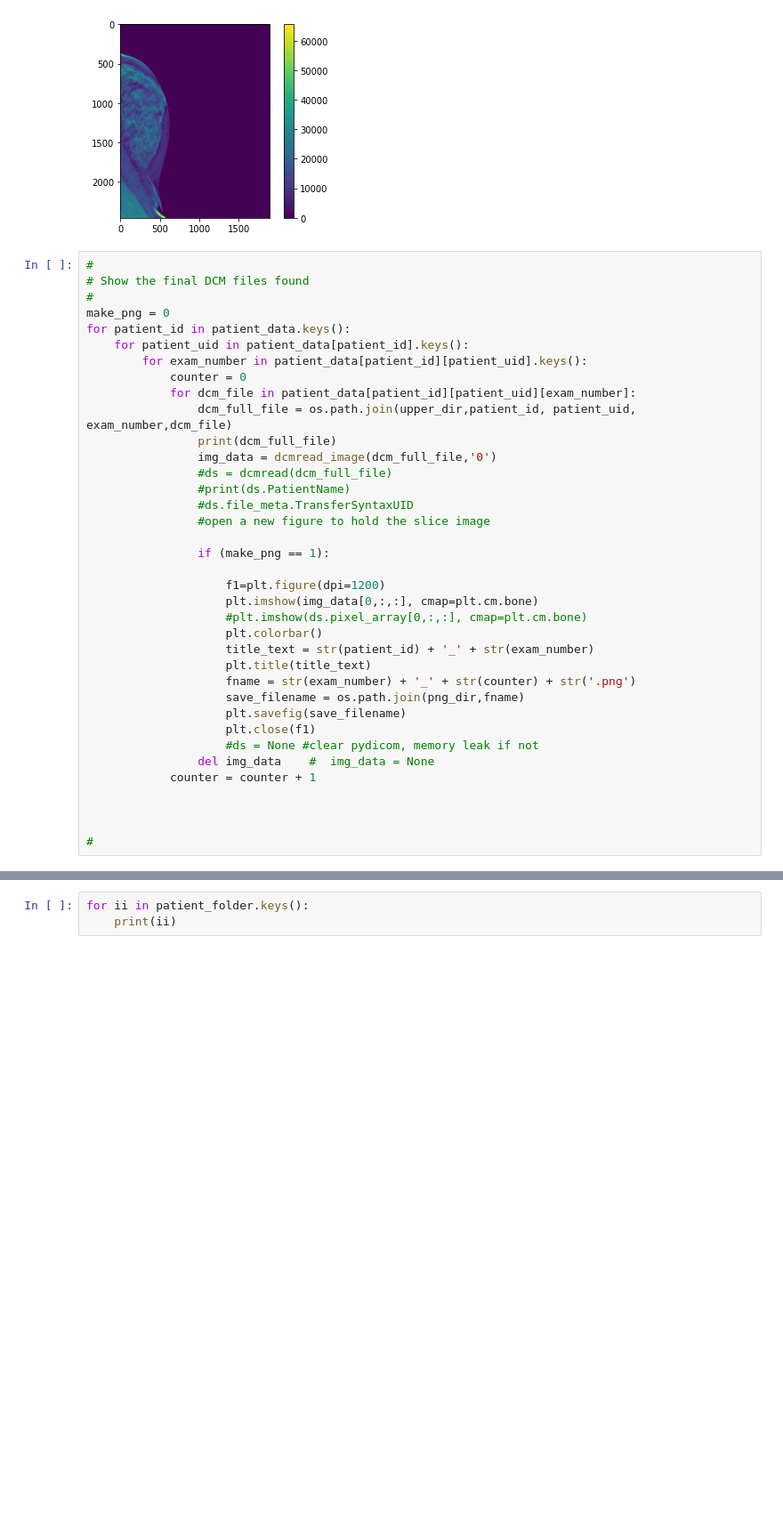
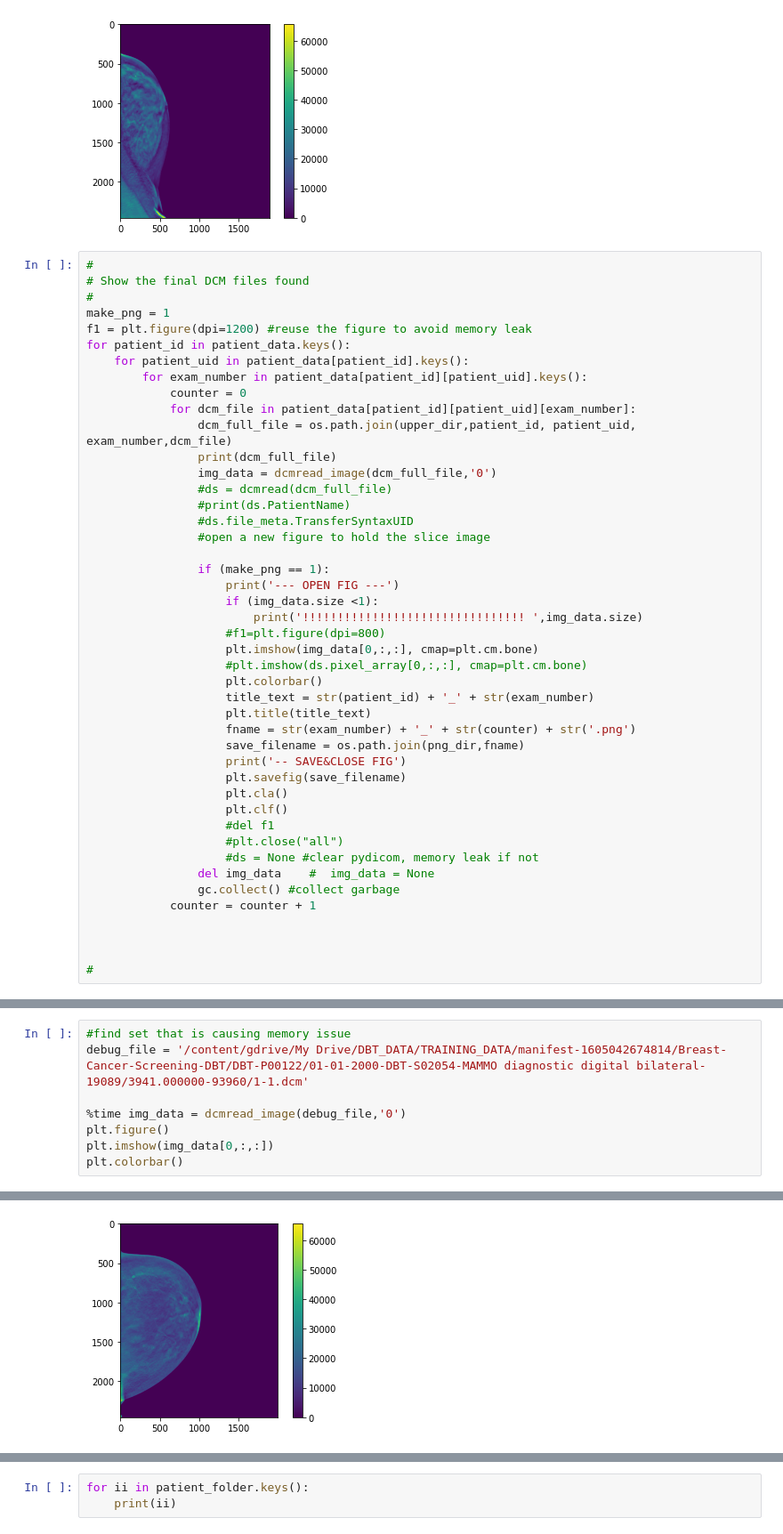
Before and after one commit to arahrooh31/Faster-RCNN-for-Detection-of-Cancer-from-DBT-Dataset, a Jupyter notebook: get_dbt_data.ipynb, the cells around one changed output, grey strips where cells are left out. Shown at 89% size. Drawn from its saved outputs; the diff is of its cells as text; blank space fills up the shorter version.

Commit message:
reusing figure window to remove matplotlib memory problem

```diff
--- a/get_dbt_data.ipynb
+++ b/get_dbt_data.ipynb
@@ -222,7 +216,8 @@ plt.colorbar()
 #
 # Show the final DCM files found
 #
-make_png = 0
+make_png = 1
+f1 = plt.figure(dpi=1200) #reuse the figure to avoid memory leak
 for patient_id in patient_data.keys():
     for patient_uid in patient_data[patient_id].keys():
         for exam_number in patient_data[patient_id][patient_uid].keys():
@@ -237,8 +232,10 @@ for patient_id in patient_data.keys():
                 #open a new figure to hold the slice image
 
                 if (make_png == 1):
-
-                    f1=plt.figure(dpi=1200)
+                    print('--- OPEN FIG ---')
+                    if (img_data.size <1):
+                        print('!!!!!!!!!!!!!!!!!!!!!!!!!!!!!!!! ',img_data.size)
+                    #f1=plt.figure(dpi=800)
                     plt.imshow(img_data[0,:,:], cmap=plt.cm.bone)
                     #plt.imshow(ds.pixel_array[0,:,:], cmap=plt.cm.bone)
                     plt.colorbar()
@@ -246,10 +243,15 @@ for patient_id in patient_data.keys():
                     plt.title(title_text)
                     fname = str(exam_number) + '_' + str(counter) + str('.png')
                     save_filename = os.path.join(png_dir,fname)
+                    print('-- SAVE&CLOSE FIG')
                     plt.savefig(save_filename)
-                    plt.close(f1)
+                    plt.cla()
+                    plt.clf()
+                    #del f1
+                    #plt.close("all")
                     #ds = None #clear pydicom, memory leak if not
                 del img_data    #  img_data = None
+                gc.collect() #collect garbage
             counter = counter + 1
 
 
@@ -276,0 +279,9 @@ Laterality fixed!
+# %%
+#find set that is causing memory issue
+debug_file = '/content/gdrive/My Drive/DBT_DATA/TRAINING_DATA/manifest-1605042674814/Breast-Cancer-Screening-DBT/DBT-P00122/01-01-2000-DBT-S02054-MAMMO diagnostic digital bilateral-19089/3941.000000-93960/1-1.dcm'
+
+%time img_data = dcmread_image(debug_file,'0')
+plt.figure()
+plt.imshow(img_data[0,:,:])
+plt.colorbar()
+# %% [output]
@@ -276,0 +292 @@ Laterality fixed!
+[figure, added]
```
Also changed, not shown: parts of 4 cells of this notebook.
